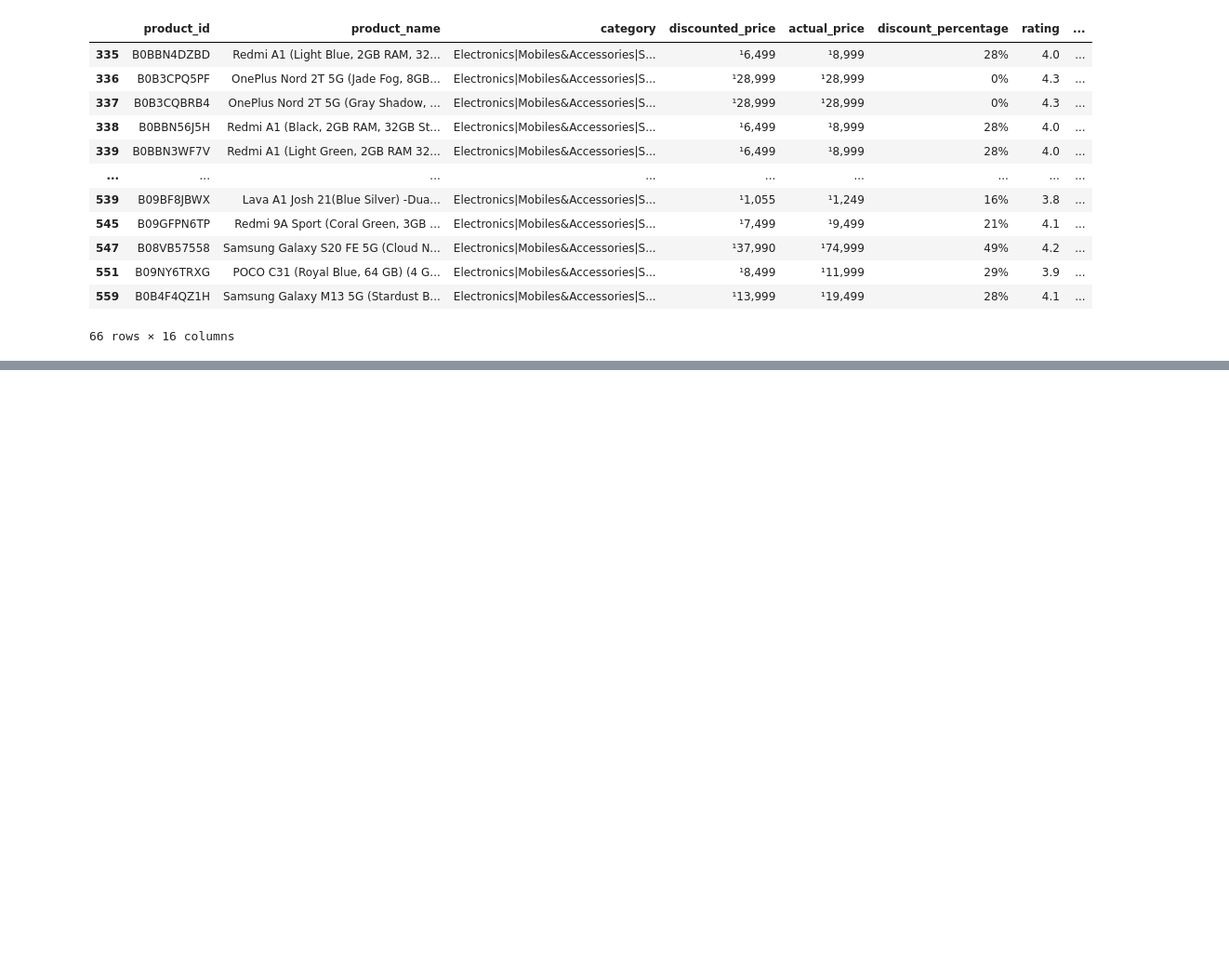
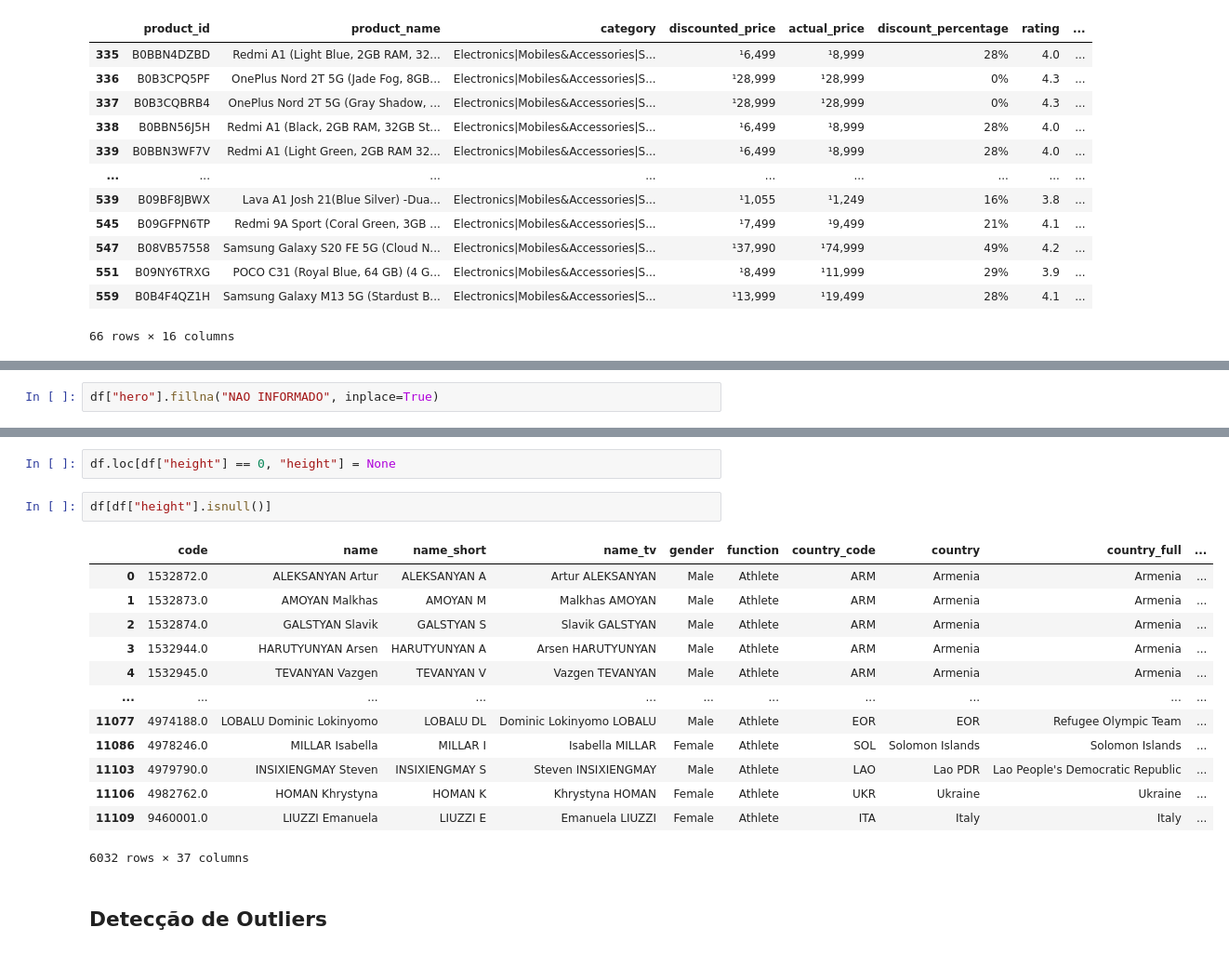
Before and after one commit to MarcioLuizBR/DataWrangling_Cleaning, a Jupyter notebook: DataWrangling_Cleaning.ipynb, the cells around one changed output, grey strips where cells are left out. Shown at 93% size. Drawn from its saved outputs; the diff is of its cells as text; blank space fills up the shorter version.

```diff
--- a/DataWrangling_Cleaning.ipynb
+++ b/DataWrangling_Cleaning.ipynb
@@ -777,0 +955,2 @@ df_amazon[df_amazon["category"].notna() & df_amazon["category"].str.contains("Sm
+# %%
+df["hero"].fillna("NAO INFORMADO", inplace=True)
@@ -777,0 +972,20 @@ df_amazon[df_amazon["category"].notna() & df_amazon["category"].str.contains("Sm
+# %%
+df.loc[df["height"] == 0, "height"] = None
+# %%
+df[df["height"].isnull()]
+# %% [output]
+|  | code | name | name_short | name_tv | gender | function | country_code | country | country_full | ... |
+| 0 | 1532872.0 | ALEKSANYAN Artur | ALEKSANYAN A | Artur ALEKSANYAN | Male | Athlete | ARM | Armenia | Armenia | ... |
+| 1 | 1532873.0 | AMOYAN Malkhas | AMOYAN M | Malkhas AMOYAN | Male | Athlete | ARM | Armenia | Armenia | ... |
+| 2 | 1532874.0 | GALSTYAN Slavik | GALSTYAN S | Slavik GALSTYAN | Male | Athlete | ARM | Armenia | Armenia | ... |
+| 3 | 1532944.0 | HARUTYUNYAN Arsen | HARUTYUNYAN A | Arsen HARUTYUNYAN | Male | Athlete | ARM | Armenia | Armenia | ... |
+| 4 | 1532945.0 | TEVANYAN Vazgen | TEVANYAN V | Vazgen TEVANYAN | Male | Athlete | ARM | Armenia | Armenia | ... |
+| ... | ... | ... | ... | ... | ... | ... | ... | ... | ... | ... |
+| 11077 | 4974188.0 | LOBALU Dominic Lokinyomo | LOBALU DL | Dominic Lokinyomo LOBALU | Male | Athlete | EOR | EOR | Refugee Olympic Team | ... |
+| 11086 | 4978246.0 | MILLAR Isabella | MILLAR I | Isabella MILLAR | Female | Athlete | SOL | Solomon Islands | Solomon Islands | ... |
+| 11103 | 4979790.0 | INSIXIENGMAY Steven | INSIXIENGMAY S | Steven INSIXIENGMAY | Male | Athlete | LAO | Lao PDR | Lao People's Democratic Republic | ... |
+| 11106 | 4982762.0 | HOMAN Khrystyna | HOMAN K | Khrystyna HOMAN | Female | Athlete | UKR | Ukraine | Ukraine | ... |
+| 11109 | 9460001.0 | LIUZZI Emanuela | LIUZZI E | Emanuela LIUZZI | Female | Athlete | ITA | Italy | Italy | ... |
+6032 rows × 37 columns
+# %% [markdown]
+## Detecção de Outliers
```
Also changed, not shown: parts of 27 cells of this notebook.
